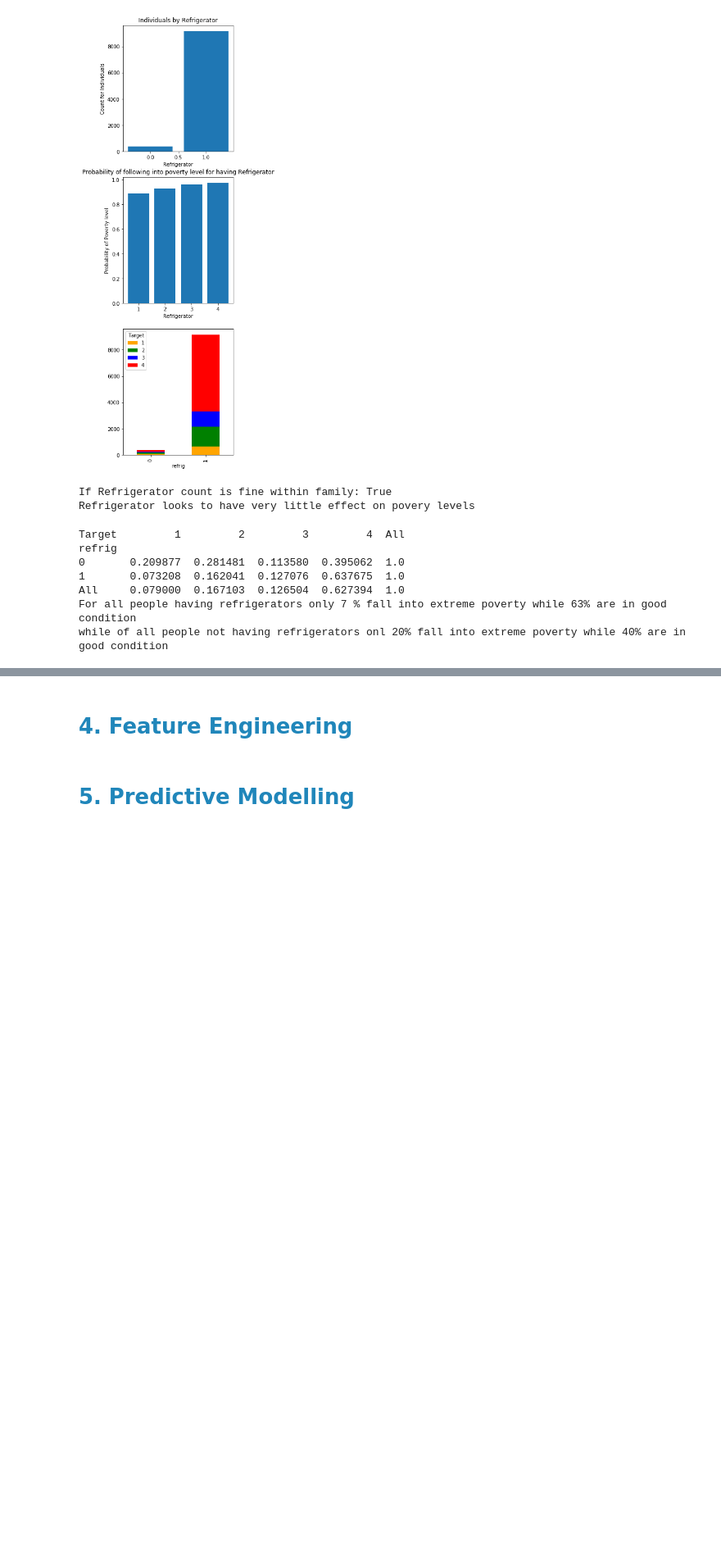
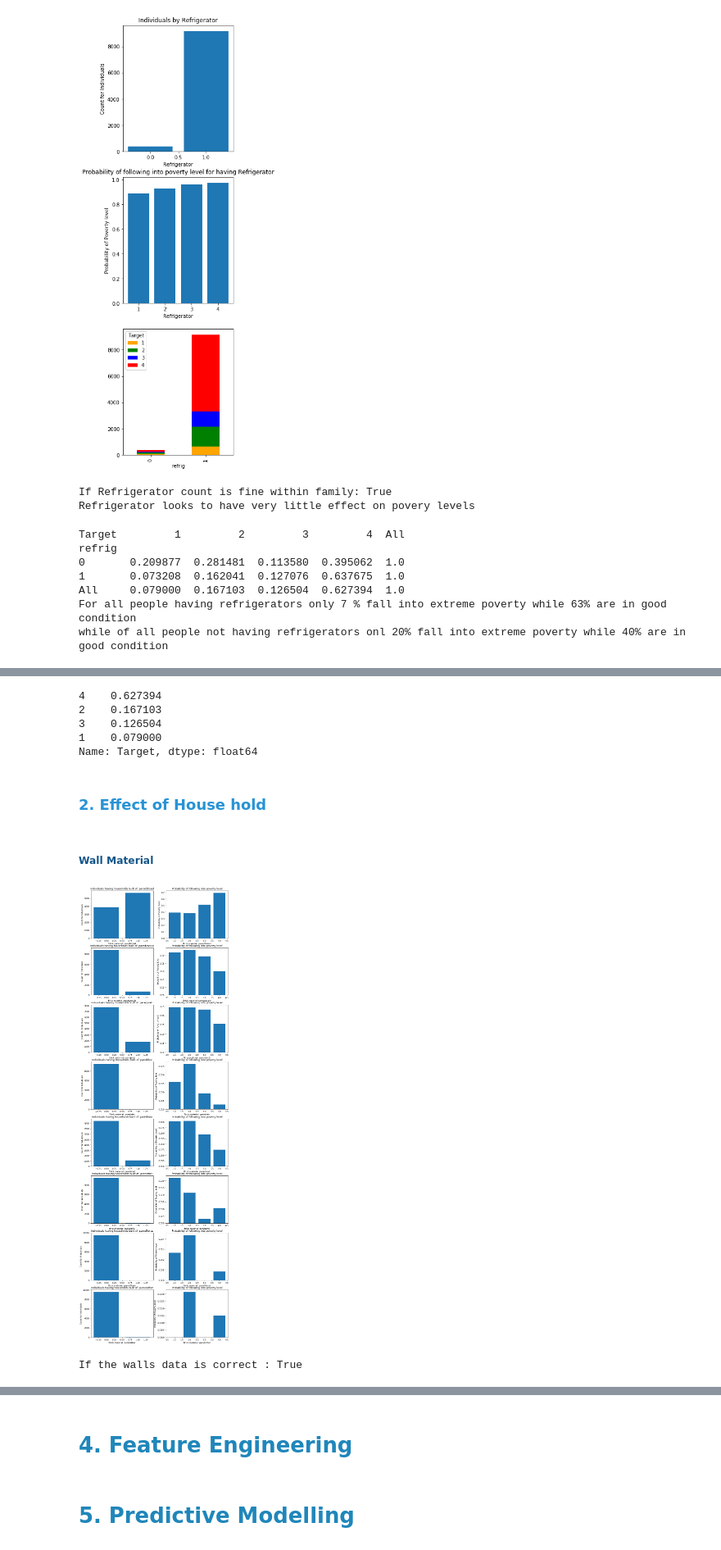
Before and after one commit to mayankaggarwal/MyLearning, a Jupyter notebook: competitions/kaggle/CostoRiconHVP/CostoReconHouseholdPovertyPrediction.ipynb, the cells around one changed output, grey strips where cells are left out. Shown at 82% size. Drawn from its saved outputs; the diff is of its cells as text; code cells hidden in the pictures; blank space fills up the shorter version.

Commit message:
Data exploration

```diff
--- a/competitions/kaggle/CostoRiconHVP/CostoReconHouseholdPovertyPrediction.ipynb
+++ b/competitions/kaggle/CostoRiconHVP/CostoReconHouseholdPovertyPrediction.ipynb
@@ -162,0 +322,43 @@ while of all people not having refrigerators onl 20% fall into extreme poverty w
+# %%
+df_train['Target'].value_counts(normalize=True)
+# %% [output]
+4    0.627394
+2    0.167103
+3    0.126504
+1    0.079000
+Name: Target, dtype: float64
+# %% [markdown]
+### <font color="#2893D5">2. Effect of House hold</font>
+# %% [markdown]
+##### <font color='#135589'>Wall Material</font>
+# %%
+wallmaterial = ['paredblolad','paredzocalo','paredpreb','pareddes','paredmad','paredzinc','paredfibras','paredother']
+fig = plt.figure(figsize=(12,40))
+ax = []
+fignumber = 0
+subpplotnumber = 821
+for col in wallmaterial:
+    temp1 = df_train[col].value_counts().reset_index()
+    temp2 = df_train.pivot_table(values=col,index="Target",aggfunc=lambda x:x.mean()).reset_index()
+    ax.append(fig.add_subplot(8,2,fignumber+1))
+    ax[fignumber].set_xlabel('Brick material :' + str(col))
+    ax[fignumber].set_ylabel('Count for Individuals')
+    ax[fignumber].set_title("Individuals having households built of :" + str(col))
+    ax[fignumber].bar(temp1['index'],temp1[col])
+
+    ax.append(fig.add_subplot(8,2,fignumber+2))
+    ax[fignumber+1].set_xlabel('Brick material :' + str(col))
+    ax[fignumber+1].set_ylabel('Probability of Poverty level')
+    ax[fignumber+1].set_title("Probability of following into poverty level")
+    ax[fignumber+1].bar(temp2['Target'],temp2[col])
+
+    fignumber = fignumber+2;
+    subpplotnumber = subpplotnumber + 2;
+# %% [output]
+[figure, added]
+# %%
+temp1 = data['paredblolad'].sum() + data['paredzocalo'].sum() + data['paredpreb'].sum() + data['pareddes'].sum() + data['paredmad'].sum() + data['paredzinc'].sum() + data['paredfibras'].sum() + data['paredother'].sum()
+print("If the walls data is correct :",len(data) == temp1)
+del(temp1)
+# %% [output]
+If the walls data is correct : True
```
Also changed, not shown: parts of 49 cells of this notebook.
